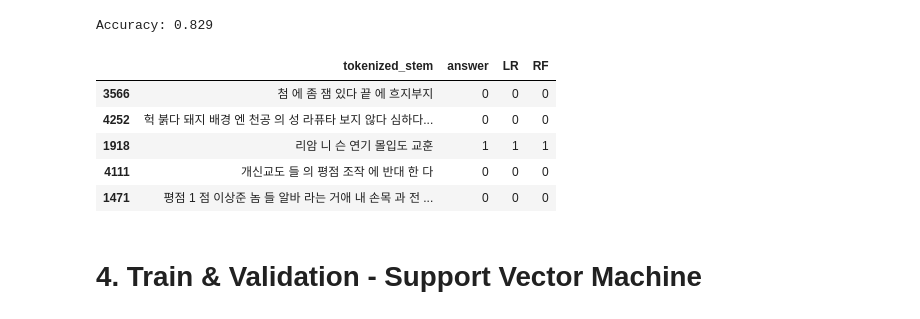
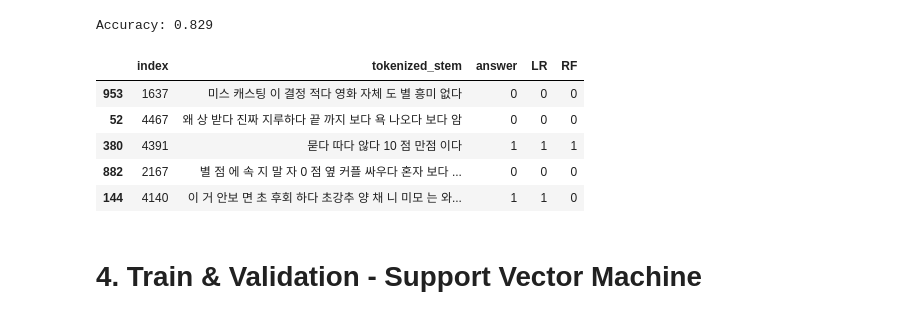
Before and after one commit to leejonghyeong/MovieSentimentalAnalysis, a Jupyter notebook: Sentimental_Analysis.ipynb, the cells around one changed output. Cells and saved outputs as stored; diff of their text form; code cells hidden in the pictures.

```diff
--- a/Sentimental_Analysis.ipynb
+++ b/Sentimental_Analysis.ipynb
@@ -181,5 +172,6 @@ Accuracy: 0.88
 # %%
 df = pd.DataFrame(val)
 #df.insert(1, 'LR', predicted)
+df.reset_index(inplace = True)
 df.loc[:,'answer'] = y_eval
 df.loc[:,'LR'] = predicted
@@ -211,14 +203,14 @@ print(f"Accuracy: {forest.score(X_eval, y_eval)}" )
 Accuracy: 0.829
 # %%
 df.loc[:,'RF'] = predicted
-df.head()
+df.sample(5)
 # %% [output]
-|  | tokenized_stem | answer | LR | RF |
-| 3566 | 첨 에 좀 잼 있다 끝 에 흐지부지 | 0 | 0 | 0 |
-| 4252 | 헉 붉다 돼지 배경 엔 천공 의 성 라퓨타 보지 않다 심하다... | 0 | 0 | 0 |
-| 1918 | 리암 니 슨 연기 몰입도 교훈 | 1 | 1 | 1 |
-| 4111 | 개신교도 들 의 평점 조작 에 반대 한 다 | 0 | 0 | 0 |
-| 1471 | 평점 1 점 이상준 놈 들 알바 라는 거애 내 손목 과 전 ... | 0 | 0 | 0 |
+|  | index | tokenized_stem | answer | LR | RF |
+| 953 | 1637 | 미스 캐스팅 이 결정 적다 영화 자체 도 별 흥미 없다 | 0 | 0 | 0 |
+| 52 | 4467 | 왜 상 받다 진짜 지루하다 끝 까지 보다 욕 나오다 보다 암 | 0 | 0 | 0 |
+| 380 | 4391 | 묻다 따다 않다 10 점 만점 이다 | 1 | 1 | 1 |
+| 882 | 2167 | 별 점 에 속 지 말 자 0 점 옆 커플 싸우다 혼자 보다 ... | 0 | 0 | 0 |
+| 144 | 4140 | 이 거 안보 면 초 후회 하다 초강추 양 채 니 미모 는 와... | 1 | 1 | 0 |
 # %% [markdown]
 # 4. Train & Validation - Support Vector Machine
 # %%
```
Also changed, not shown: parts of 20 cells of this notebook.
